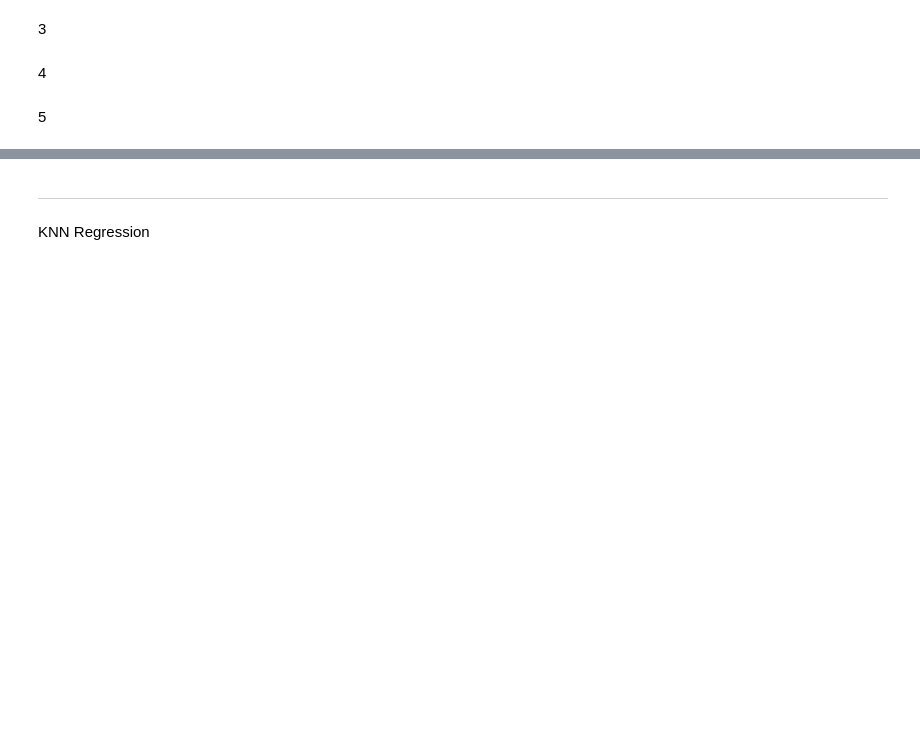
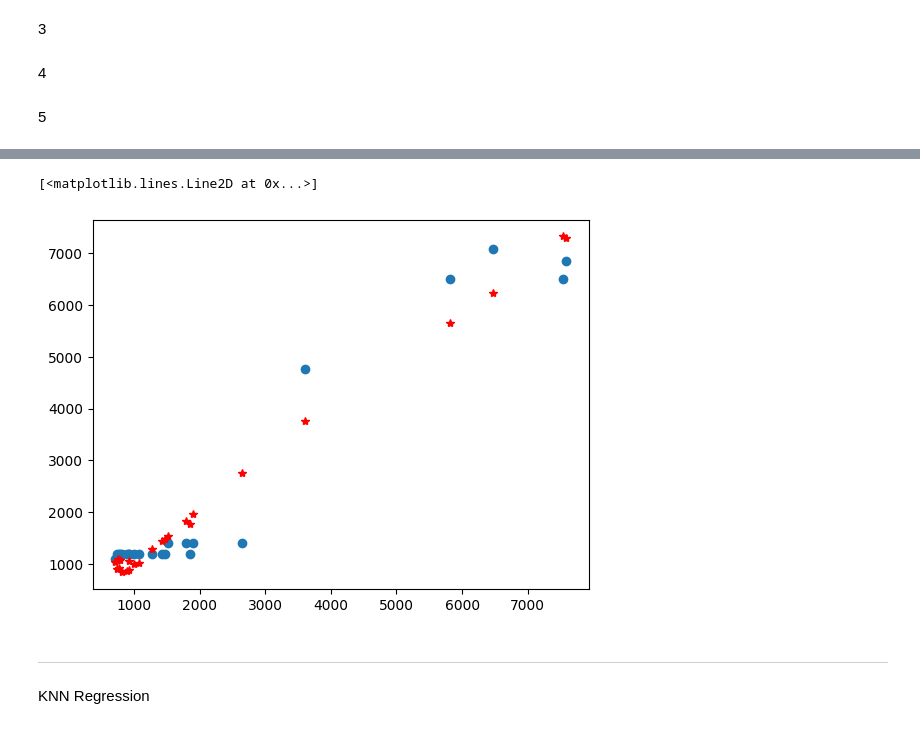
Before and after one commit to sitthatkaja/statistics, a Jupyter notebook: Testofpaper.ipynb, the cells around one changed output, grey strips where cells are left out. Saved outputs shown, nothing was run; the diff lists cells and outputs as text; code cells hidden in the pictures; blank space fills up the shorter version.

```diff
--- a/Testofpaper.ipynb
+++ b/Testofpaper.ipynb
@@ -292,3 +320,11 @@ y_pred_lnr5 = model5.predict(X_test5)
+# %%
+y_pred_test1 = model1.predict(X_test1)
+# %%
+plt.scatter(X_test1['Inflow** (cfs)'],y_test1)
+plt.plot(X_test1['Inflow** (cfs)'],y_pred_test1,'r*')
+# %% [output]
+[<matplotlib.lines.Line2D at 0x...>]
+[figure, added]
 # %% [markdown]
 ---
 # %% [markdown]
```
Also changed, not shown: parts of 10 cells of this notebook.
